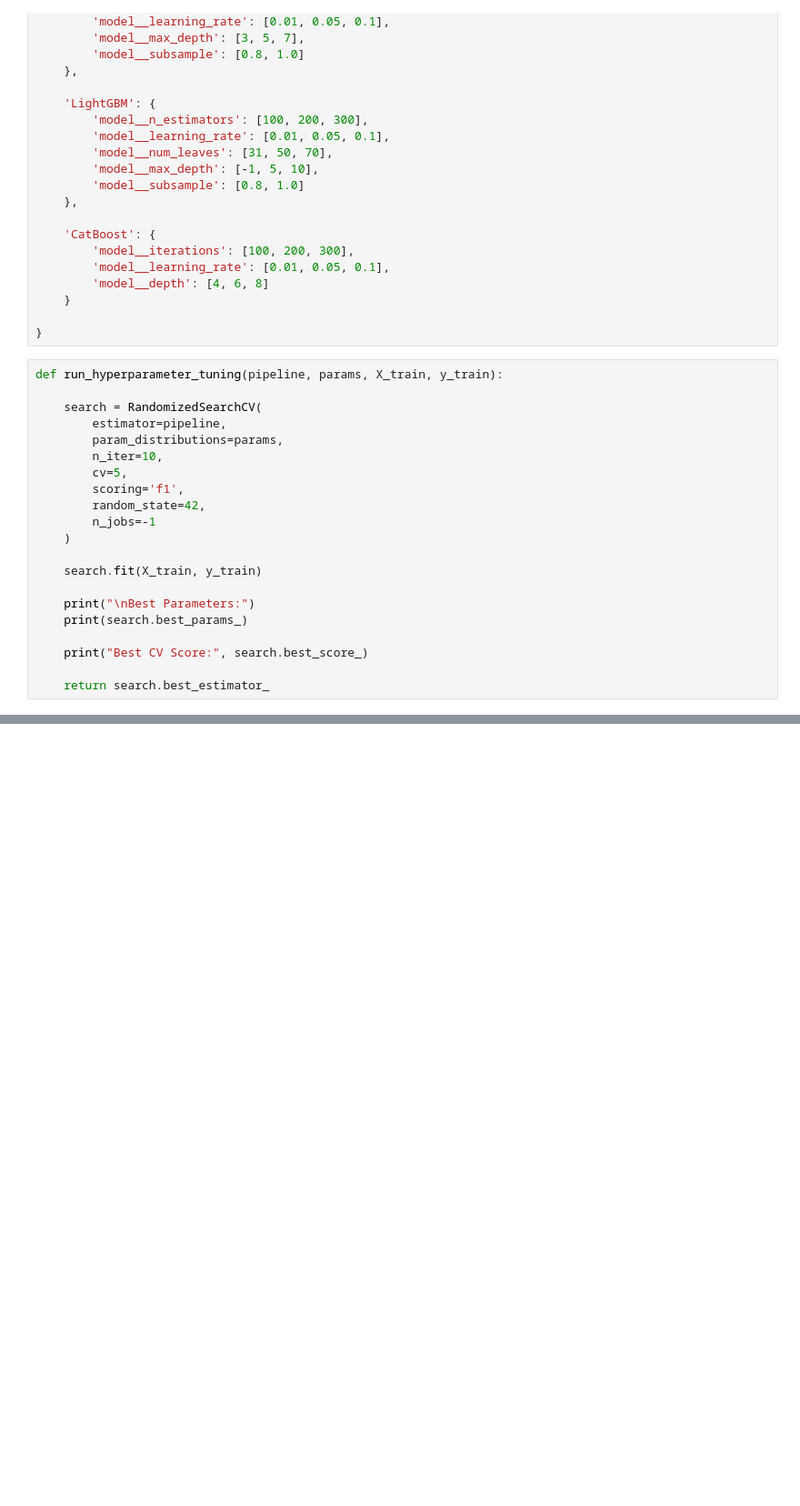
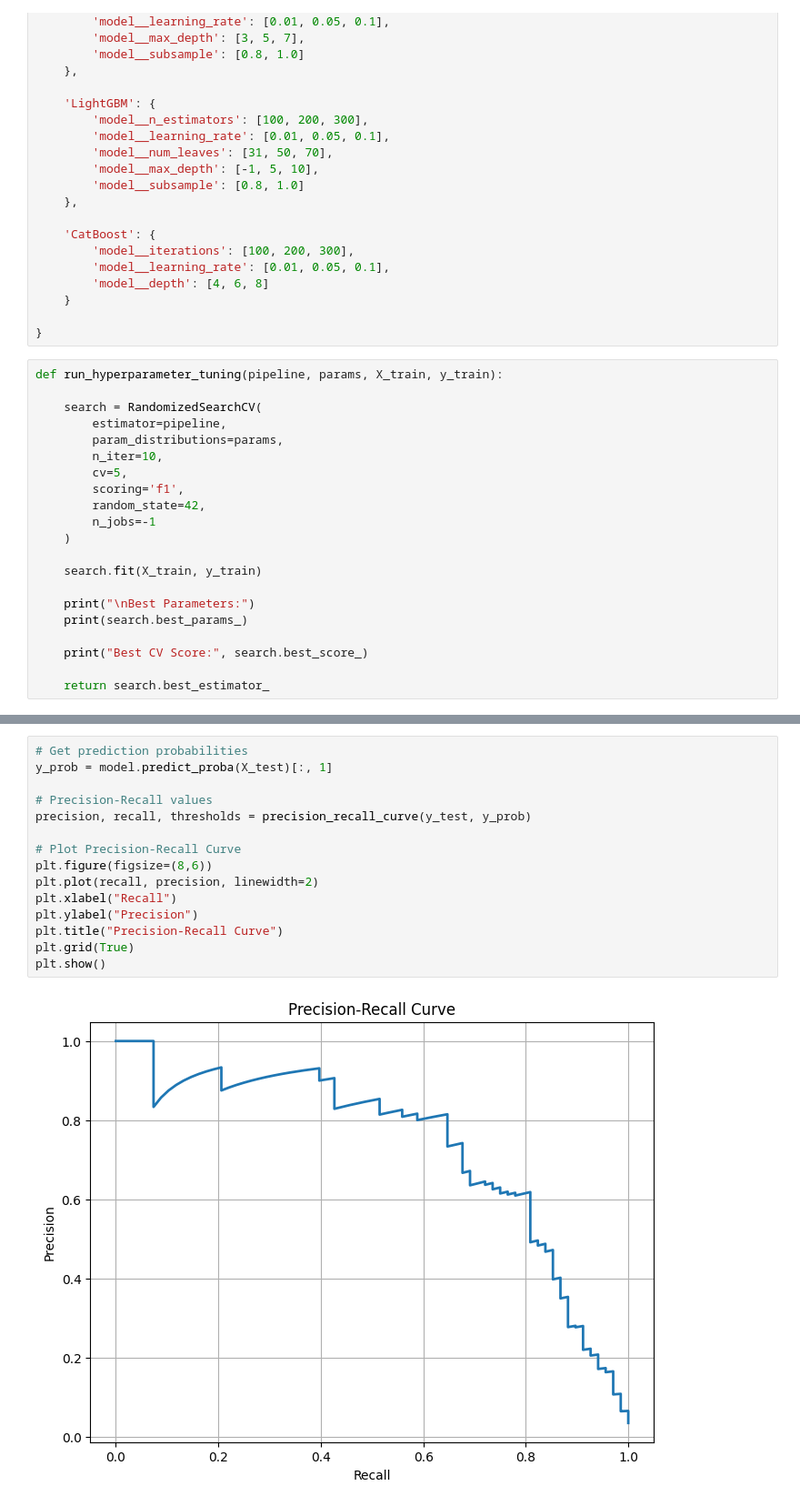
Before and after one commit to KVP6755/Project1_Predictive-Maintenance, a Jupyter notebook: dsml_project1.ipynb, the cells around one changed output, grey strips where cells are left out. Shown at 91% size. Cells and saved outputs as stored; diff of their text form; blank space fills up the shorter version.

Commit message:
feat: Add Precision-Recall curve evaluation for model performance

```diff
--- a/dsml_project1.ipynb
+++ b/dsml_project1.ipynb
@@ -390,0 +557,17 @@ for name, model in best_models.items():
+# %%
+# Get prediction probabilities
+y_prob = model.predict_proba(X_test)[:, 1]
+
+# Precision-Recall values
+precision, recall, thresholds = precision_recall_curve(y_test, y_prob)
+
+# Plot Precision-Recall Curve
+plt.figure(figsize=(8,6))
+plt.plot(recall, precision, linewidth=2)
+plt.xlabel("Recall")
+plt.ylabel("Precision")
+plt.title("Precision-Recall Curve")
+plt.grid(True)
+plt.show()
+# %% [output]
+[figure, added]
```
Also changed, not shown: parts of 12 cells of this notebook, 3 other files.
